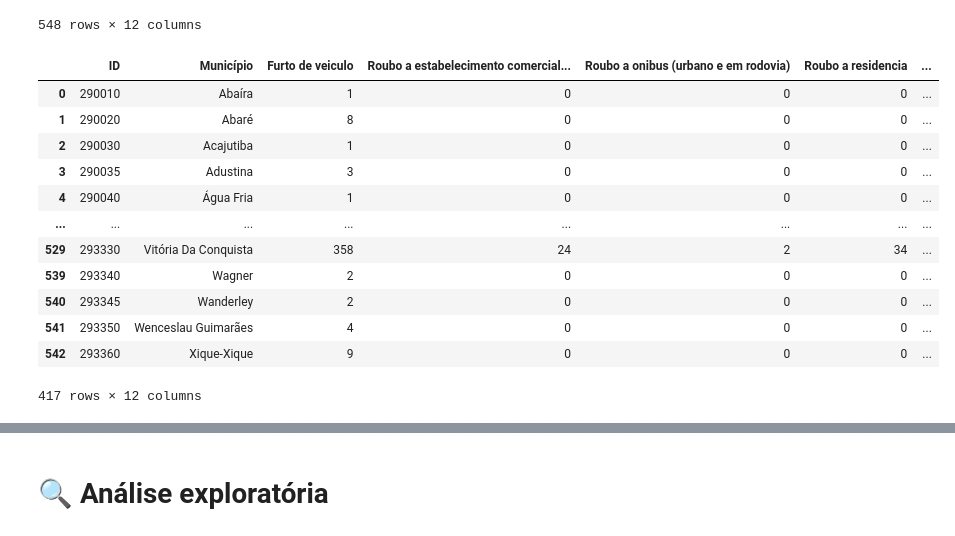
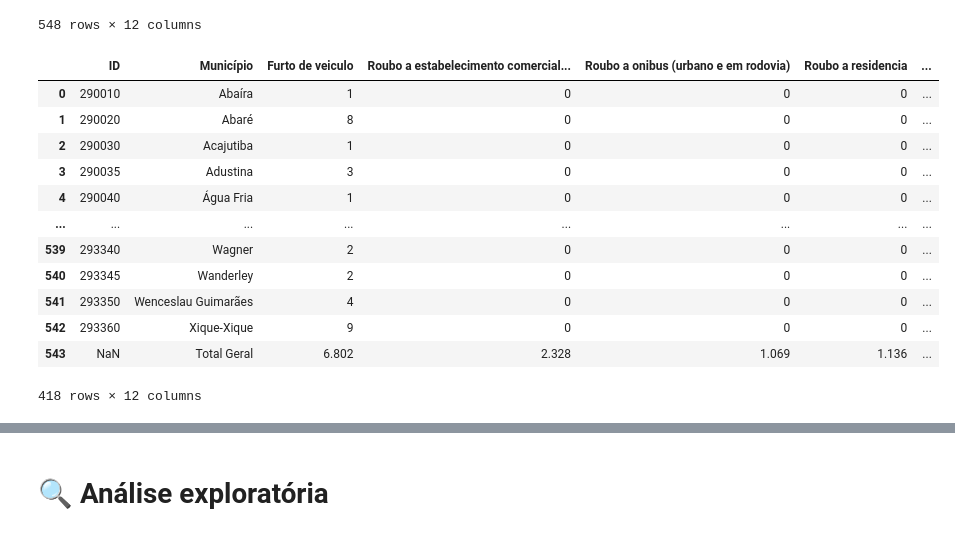
Before and after one commit to Gabyzera/bahia_crimes_analysis, a Jupyter notebook: src/bahia_crimes.ipynb, the cells around one changed output, grey strips where cells are left out. Saved outputs shown, nothing was run; the diff lists cells and outputs as text; code cells hidden in the pictures.

```diff
--- a/src/bahia_crimes.ipynb
+++ b/src/bahia_crimes.ipynb
@@ -64,23 +64,23 @@ seguranca_publica_baiana_df
 | 547 | NaN | NaN | NaN | NaN | NaN | NaN | ... |
 548 rows × 12 columns
 # %%
-#analisar a coluna "ID" e deletar as linhas que nao possuem numeros
-valores_numericos = pd.to_numeric(seguranca_publica_baiana_df['ID'], errors = 'coerce').notnull()
+#analisar a coluna "Furto de veiculo" e deletar as linhas que nao possuem numeros
+valores_numericos = pd.to_numeric(seguranca_publica_baiana_df['Furto de veiculo'], errors = 'coerce').notnull()
 
 seguranca_publica_baiana_df = seguranca_publica_baiana_df[valores_numericos]
 
 seguranca_publica_baiana_df
 # %% [output]
 |  | ID | Município | Furto de veiculo | Roubo a estabelecimento comercial... | Roubo a onibus (urbano e em rodovia) | Roubo a residencia | ... |
 | 0 | 290010 | Abaíra | 1 | 0 | 0 | 0 | ... |
 | 1 | 290020 | Abaré | 8 | 0 | 0 | 0 | ... |
 | 2 | 290030 | Acajutiba | 1 | 0 | 0 | 0 | ... |
 | 3 | 290035 | Adustina | 3 | 0 | 0 | 0 | ... |
 | 4 | 290040 | Água Fria | 1 | 0 | 0 | 0 | ... |
 | ... | ... | ... | ... | ... | ... | ... | ... |
-| 529 | 293330 | Vitória Da Conquista | 358 | 24 | 2 | 34 | ... |
 | 539 | 293340 | Wagner | 2 | 0 | 0 | 0 | ... |
 | 540 | 293345 | Wanderley | 2 | 0 | 0 | 0 | ... |
 | 541 | 293350 | Wenceslau Guimarães | 4 | 0 | 0 | 0 | ... |
 | 542 | 293360 | Xique-Xique | 9 | 0 | 0 | 0 | ... |
+| 543 | NaN | Total Geral | 6.802 | 2.328 | 1.069 | 1.136 | ... |
-417 rows × 12 columns
+418 rows × 12 columns
```
Also changed, not shown: parts of 12 cells of this notebook.
